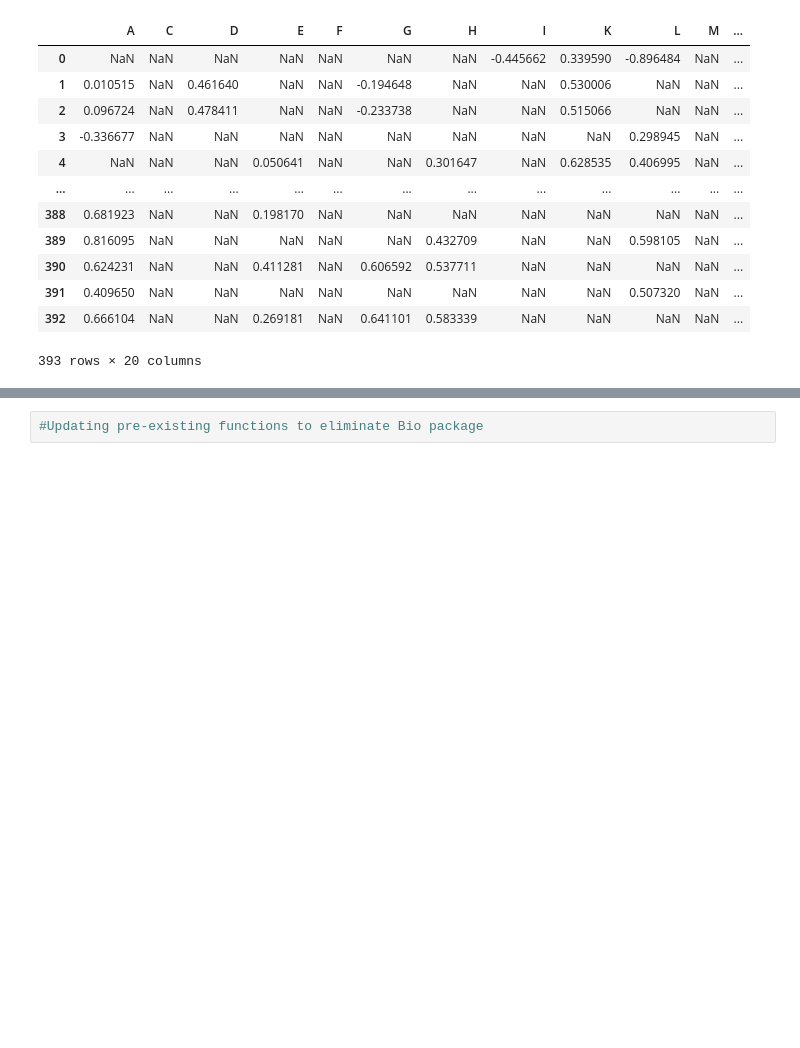
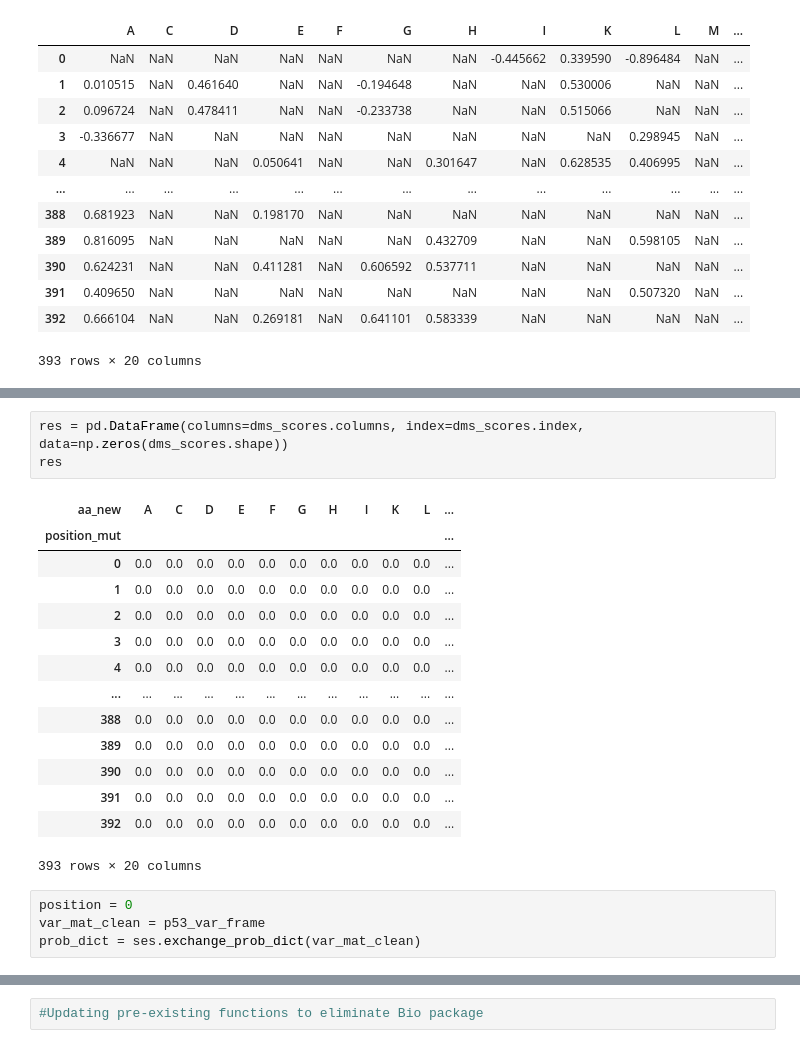
Before and after one commit to datascience-mobi-2023/topic02_team02, a Jupyter notebook: severity_score/Codons.ipynb, the cells around one changed output, grey strips where cells are left out. Saved outputs shown, nothing was run; the diff lists cells and outputs as text; blank space fills up the shorter version.

```diff
--- a/severity_score/Codons.ipynb
+++ b/severity_score/Codons.ipynb
@@ -138,2 +136,24 @@ dms_scores
 393 rows × 20 columns
+# %%
+res = pd.DataFrame(columns=dms_scores.columns, index=dms_scores.index, data=np.zeros(dms_scores.shape))
+res
+# %% [output]
+| aa_new | A | C | D | E | F | G | H | I | K | L | ... |
+| position_mut |  |  |  |  |  |  |  |  |  |  | ... |
+| 0 | 0.0 | 0.0 | 0.0 | 0.0 | 0.0 | 0.0 | 0.0 | 0.0 | 0.0 | 0.0 | ... |
+| 1 | 0.0 | 0.0 | 0.0 | 0.0 | 0.0 | 0.0 | 0.0 | 0.0 | 0.0 | 0.0 | ... |
+| 2 | 0.0 | 0.0 | 0.0 | 0.0 | 0.0 | 0.0 | 0.0 | 0.0 | 0.0 | 0.0 | ... |
+| 3 | 0.0 | 0.0 | 0.0 | 0.0 | 0.0 | 0.0 | 0.0 | 0.0 | 0.0 | 0.0 | ... |
+| 4 | 0.0 | 0.0 | 0.0 | 0.0 | 0.0 | 0.0 | 0.0 | 0.0 | 0.0 | 0.0 | ... |
+| ... | ... | ... | ... | ... | ... | ... | ... | ... | ... | ... | ... |
+| 388 | 0.0 | 0.0 | 0.0 | 0.0 | 0.0 | 0.0 | 0.0 | 0.0 | 0.0 | 0.0 | ... |
+| 389 | 0.0 | 0.0 | 0.0 | 0.0 | 0.0 | 0.0 | 0.0 | 0.0 | 0.0 | 0.0 | ... |
+| 390 | 0.0 | 0.0 | 0.0 | 0.0 | 0.0 | 0.0 | 0.0 | 0.0 | 0.0 | 0.0 | ... |
+| 391 | 0.0 | 0.0 | 0.0 | 0.0 | 0.0 | 0.0 | 0.0 | 0.0 | 0.0 | 0.0 | ... |
+| 392 | 0.0 | 0.0 | 0.0 | 0.0 | 0.0 | 0.0 | 0.0 | 0.0 | 0.0 | 0.0 | ... |
+393 rows × 20 columns
+# %%
+position = 0
+var_mat_clean = p53_var_frame
+prob_dict = ses.exchange_prob_dict(var_mat_clean)
 # %%
```
Also changed, not shown: parts of 6 cells of this notebook, 2 other files.
